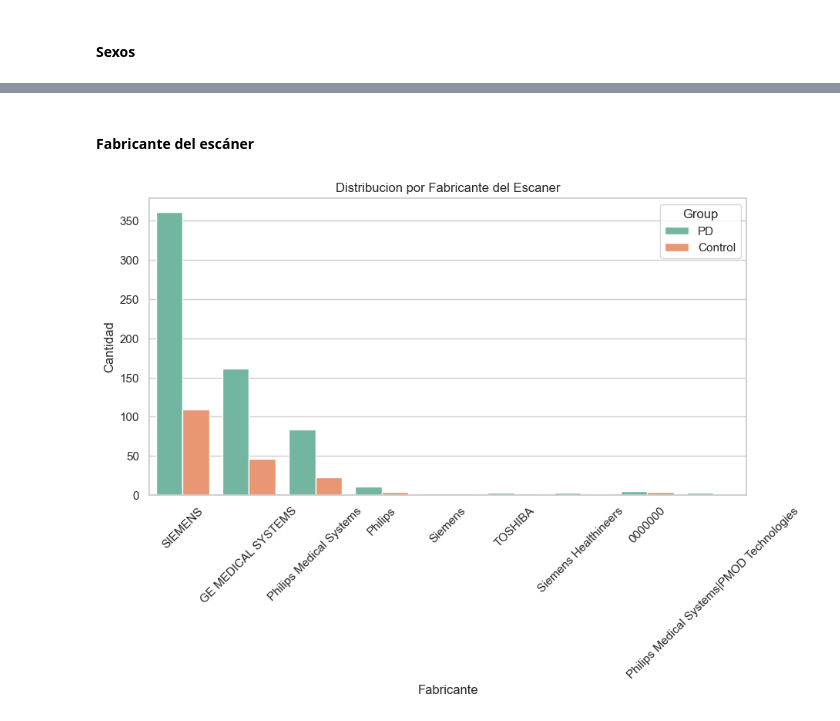
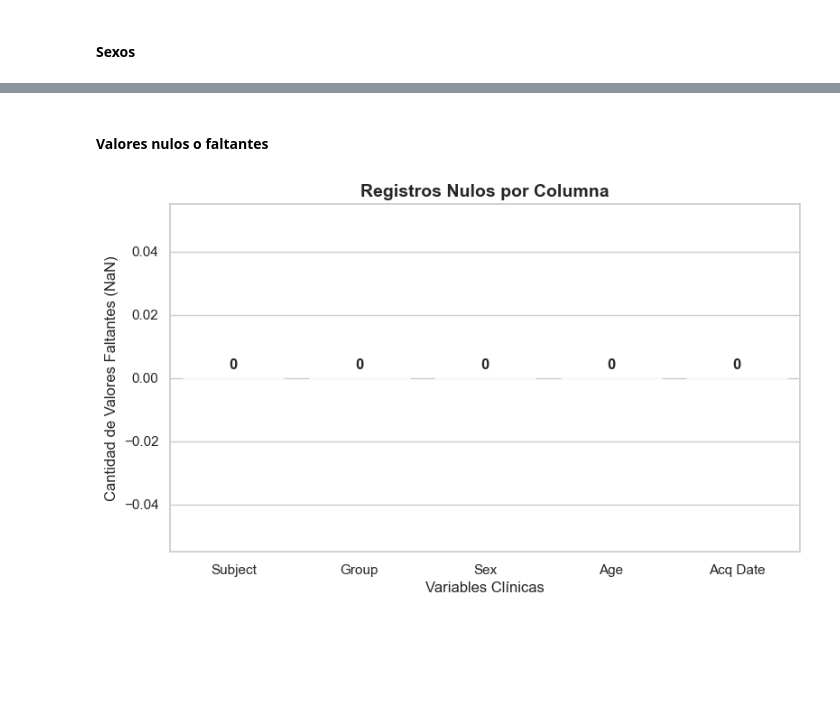
Before and after one commit to yyeryy/TFM-UNIR, a Jupyter notebook: notebooks/EDA/01_EDA_data.ipynb, the cells around one changed output, grey strips where cells are left out. Drawn from its saved outputs; the diff is of its cells as text; code cells hidden in the pictures; blank space fills up the shorter version.

```diff
--- a/notebooks/EDA/01_EDA_data.ipynb
+++ b/notebooks/EDA/01_EDA_data.ipynb
@@ -102,10 +71,18 @@ plt.show()
 # %% [markdown]
 #### Sexos
 # %%
-plt.figure(figsize=(8, 5))
-sns.countplot(data=df_maestro, x='Sex', hue='Group', palette='Set2')
-plt.title('Distribucion por Sexo')
-plt.xlabel('Sexo')
-plt.ylabel('Cantidad')
+plt.figure(figsize=(9, 5))
+ax = sns.countplot(data=df_pacientes, x='Group', hue='Sex', order=['Control', 'Prodromal', 'PD'])
+
+plt.title('Sexo por Grupo', fontweight='bold', fontsize=14)
+plt.ylabel('Número de Pacientes')
+plt.xlabel('Grupo Clínico')
+
+for p in ax.patches:
+    if p.get_height() > 0:
+        ax.annotate(f'{int(p.get_height())}', (p.get_x() + p.get_width() / 2., p.get_height()),
+                    ha='center', va='center', xytext=(0, 5), textcoords='offset points')
+
+plt.legend(title='Sexo')
 plt.show()
 # %% [output]
@@ -113,12 +90,20 @@ plt.show()
 # %% [markdown]
-#### Fabricante del escáner
+#### Valores nulos o faltantes
 # %%
-plt.figure(figsize=(10, 5))
-sns.countplot(data=df_maestro, x='Manufacturer', hue='Group', palette='Set2')
-plt.title('Distribucion por Fabricante del Escaner')
-plt.xlabel('Fabricante')
-plt.ylabel('Cantidad')
-plt.xticks(rotation=45)
+columnas_clave = ['Subject', 'Group', 'Sex', 'Age', 'Acq Date']
+nulos = df_pacientes[columnas_clave].isnull().sum()
+
+plt.figure(figsize=(9, 5))
+ax = sns.barplot(x=nulos.index, y=nulos.values, hue=nulos.index, palette='viridis', legend=False)
+
+plt.title('Registros Nulos por Columna', fontweight='bold', fontsize=14)
+plt.ylabel('Cantidad de Valores Faltantes (NaN)')
+plt.xlabel('Variables Clínicas')
+
+for p in ax.patches:
+    ax.annotate(f'{int(p.get_height())}', (p.get_x() + p.get_width() / 2., p.get_height()),
+                ha='center', va='bottom', xytext=(0, 5), textcoords='offset points', fontweight='bold')
+
 plt.show()
 # %% [output]
-[figure, old version]
+[figure, new version]
```
Also changed, not shown: parts of 8 cells of this notebook, 1 other file.
